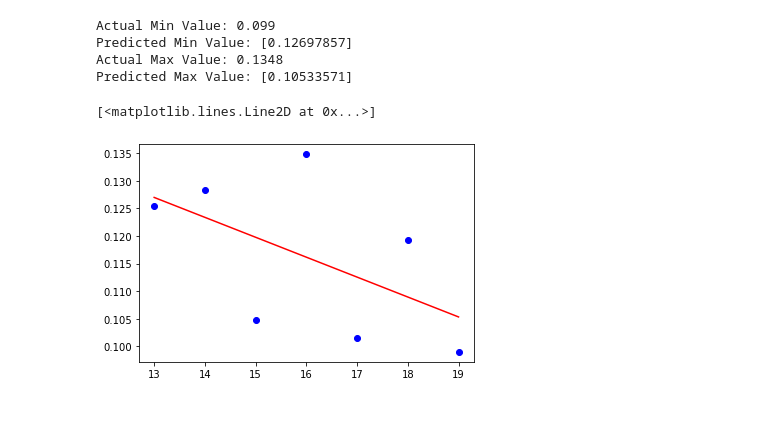
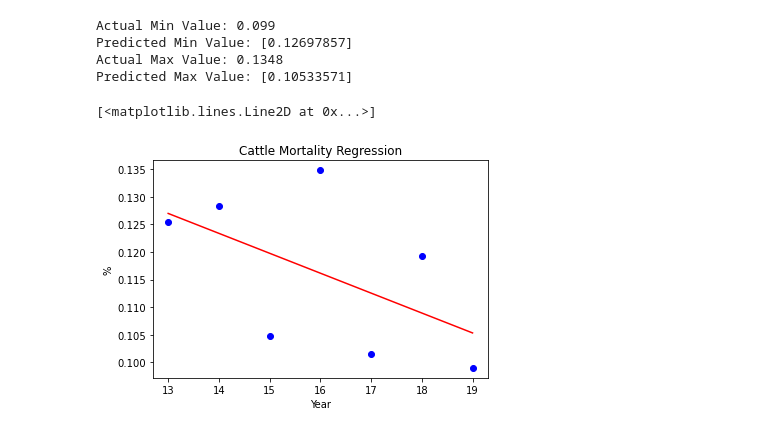
Before and after one commit to emilyshute/Project3, a Jupyter notebook: cattle_skl.ipynb, the cells around one changed output. Drawn from its saved outputs; the diff is of its cells as text; code cells hidden in the pictures.

```diff
--- a/cattle_skl.ipynb
+++ b/cattle_skl.ipynb
@@ -118,7 +118,10 @@ Actual Max Value: 0.1348
 Predicted Max Value: [0.10533571]
 # %%
 plt.scatter(X, y, c='blue')
+plt.title("Cattle Mortality Regression")
+plt.xlabel("Year")
+plt.ylabel("%")
 plt.plot([x_min, x_max], [y_min, y_max], c='red')
 # %% [output]
 [<matplotlib.lines.Line2D at 0x...>]
-[figure, old version]
+[figure, new version]
```
Also changed, not shown: 2 other files.
